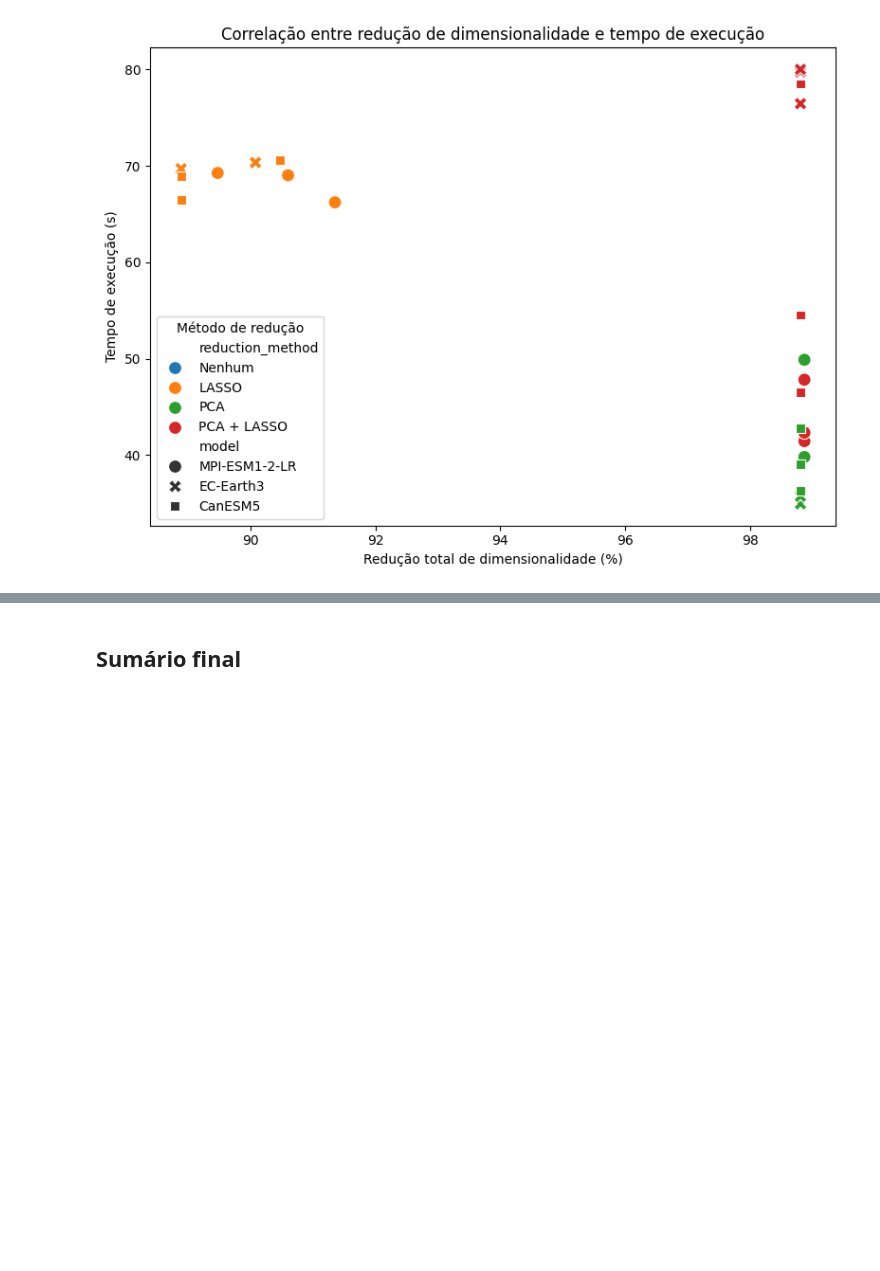
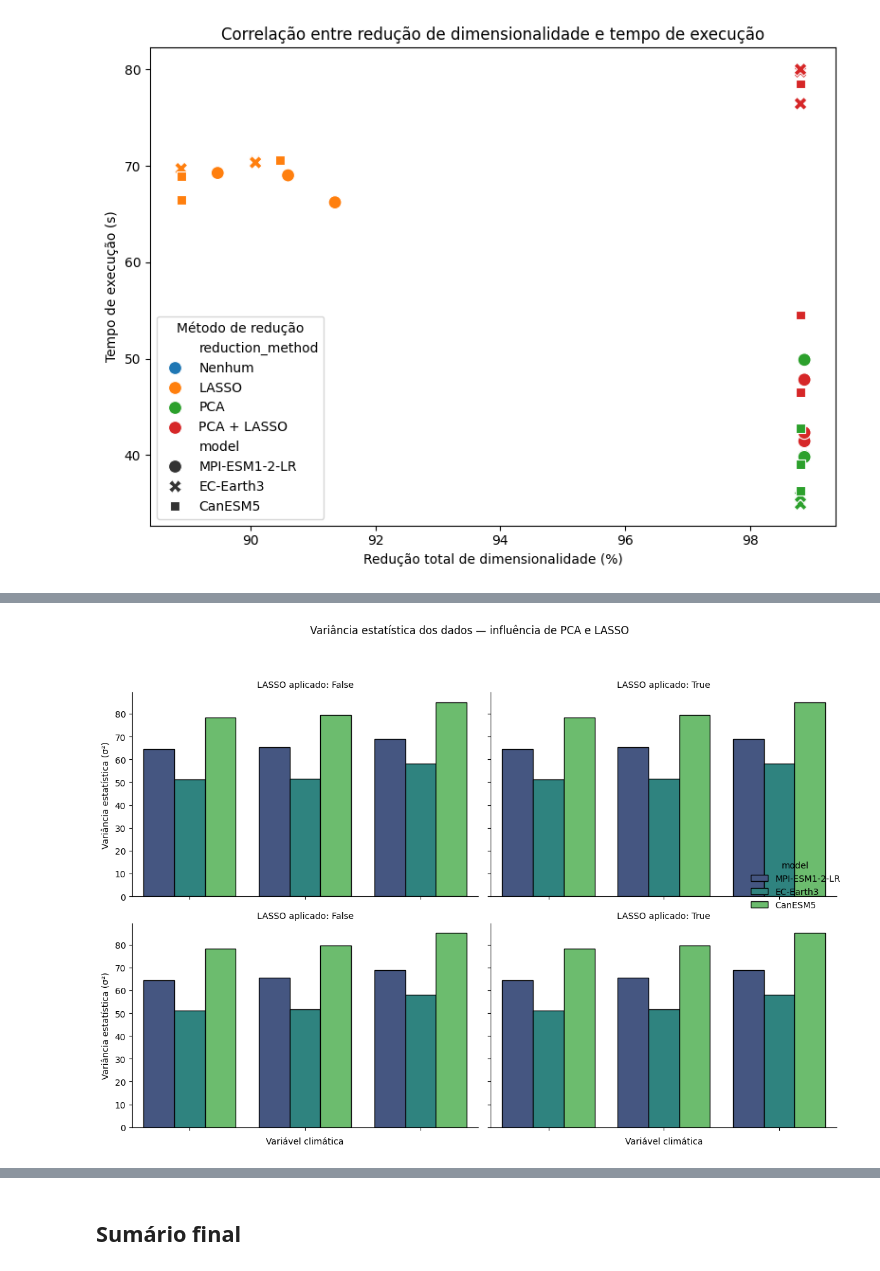
Before and after one commit to thais-oak/climate_data_processing, a Jupyter notebook: notebooks/delivery_tests.ipynb, the cells around one changed output, grey strips where cells are left out. Cells and saved outputs as stored; diff of their text form; code cells hidden in the pictures; blank space fills up the shorter version.

```diff
--- a/notebooks/delivery_tests.ipynb
+++ b/notebooks/delivery_tests.ipynb
@@ -1538,3 +1538,4 @@ for path in metrics_files:
         records.append(record)
 
 df = pd.DataFrame(records)
+df["model_dir"] = df["model"].replace({"EC-Earth3": "ec_earth3", "MPI-ESM1-2-LR": "mpi_esm1_2_lr", "CanESM5": "can_esm5"})
@@ -1961,0 +2051,20 @@ plt.show()
+# %%
+# variância dos dados
+
+df_variancia = copy(df)
+df_variancia["statistical_variance"] = df_variancia["std"] ** 2
+
+# garante que tipos booleanos apareçam de forma legível
+df_variancia["apply_pca"] = df_variancia["apply_pca"].astype(str)
+df_variancia["apply_lasso"] = df_variancia["apply_lasso"].astype(str)
+
+g1 = sns.catplot(data=df_variancia, x="variable", y="statistical_variance", hue="model", col="apply_pca", row="apply_lasso", kind="bar",height=4, aspect=1.3, palette="viridis", edgecolor="black")
+
+g1.set_titles("LASSO aplicado: {col_name}")
+g1.set_axis_labels("Variável climática", "Variância estatística (σ²)")
+g1.set_xticklabels(rotation=45)
+g1.fig.suptitle("Variância estatística dos dados — influência de PCA e LASSO", y=1.05)
+plt.tight_layout()
+plt.show()
+# %% [output]
+[figure, added]
```
Also changed, not shown: parts of 18 cells of this notebook.
